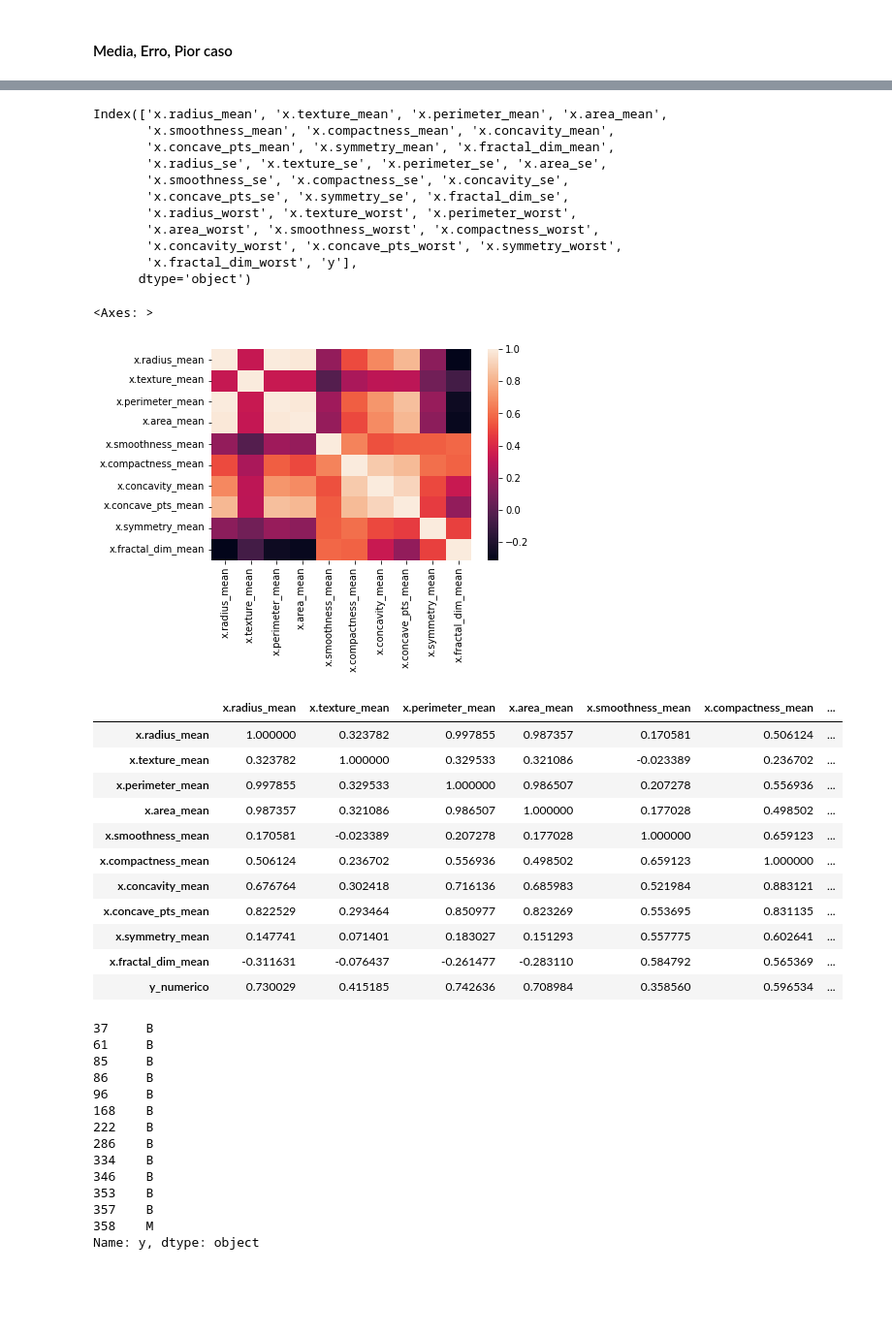
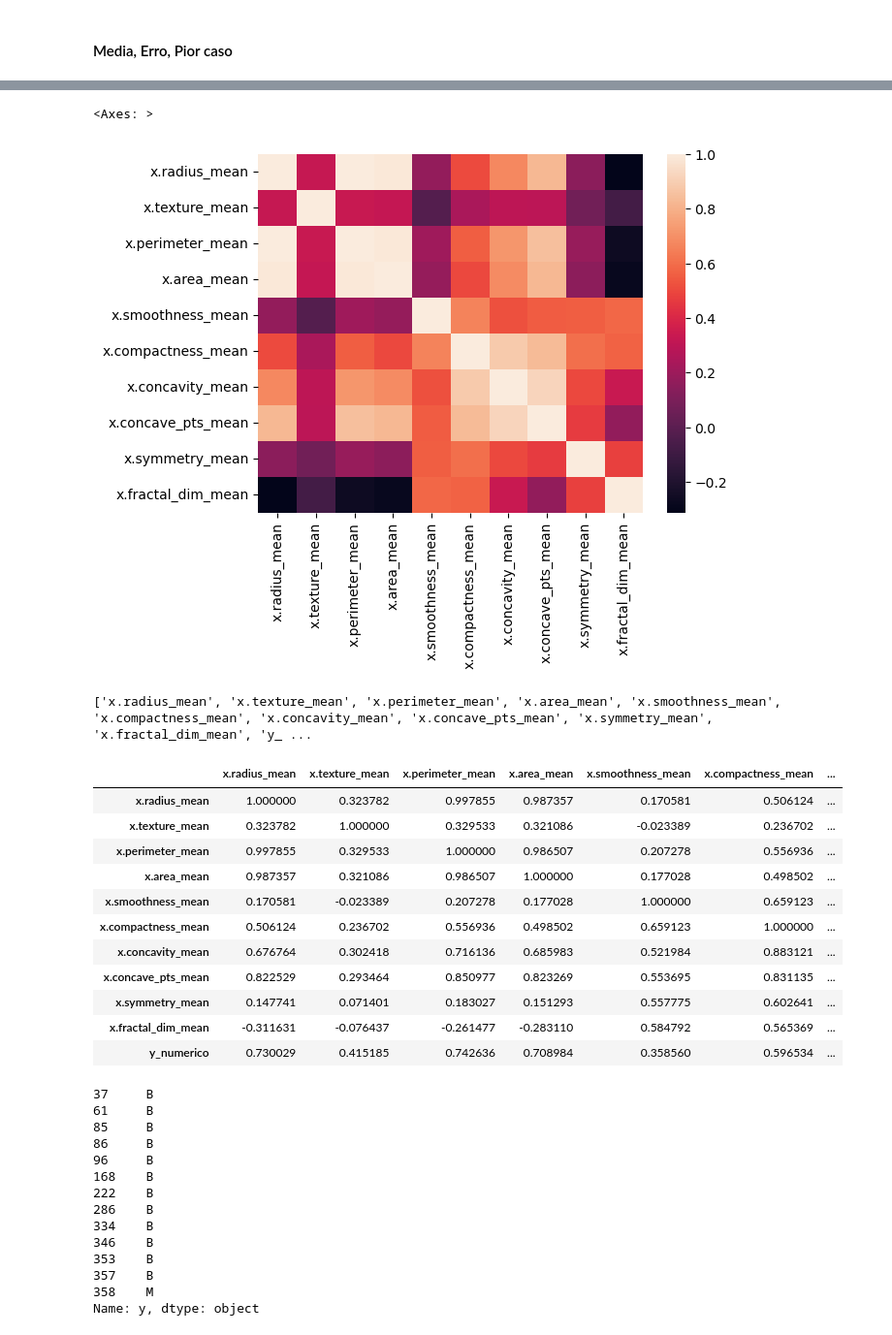
Before and after one commit to carlospcneto/AM-2023-1, a Jupyter notebook: Trabalho1.ipynb, the cells around one changed output, grey strips where cells are left out. Shown at 97% size. Drawn from its saved outputs; the diff is of its cells as text; code cells hidden in the pictures; blank space fills up the shorter version.

```diff
--- a/Trabalho1.ipynb
+++ b/Trabalho1.ipynb
@@ -240,46 +242,32 @@ sns.boxplot(data=df, x="y", y="x.radius_mean")
-# %%
-df.columns
-# %% [output]
-Index(['x.radius_mean', 'x.texture_mean', 'x.perimeter_mean', 'x.area_mean',
-       'x.smoothness_mean', 'x.compactness_mean', 'x.concavity_mean',
-       'x.concave_pts_mean', 'x.symmetry_mean', 'x.fractal_dim_mean',
-       'x.radius_se', 'x.texture_se', 'x.perimeter_se', 'x.area_se',
-       'x.smoothness_se', 'x.compactness_se', 'x.concavity_se',
-       'x.concave_pts_se', 'x.symmetry_se', 'x.fractal_dim_se',
-       'x.radius_worst', 'x.texture_worst', 'x.perimeter_worst',
-       'x.area_worst', 'x.smoothness_worst', 'x.compactness_worst',
-       'x.concavity_worst', 'x.concave_pts_worst', 'x.symmetry_worst',
-       'x.fractal_dim_worst', 'y'],
-      dtype='object')
+# %%
+df_x = df.drop("y",axis=1)
+df_radius = df[attributes_col_mean]
+sns.heatmap(df_radius.corr())
+# %% [output]
+<Axes: >
+[figure, added]
 # %%
-df_x = df.drop("y",axis=1)
-df_radius = df[["x.radius_mean", "x.texture_mean","x.perimeter_mean",
+df["y_numerico"] = 1
+df.loc[df["y"] == "B", "y_numerico"] = 0
+print(attributes_col_mean)
+df[["x.radius_mean", "x.texture_mean","x.perimeter_mean",
                 "x.area_mean", "x.smoothness_mean", "x.compactness_mean",
-                "x.concavity_mean", "x.concave_pts_mean", "x.symmetry_mean", "x.fractal_dim_mean"]]
-sns.heatmap(df_radius.corr())
+                "x.concavity_mean", "x.concave_pts_mean", "x.symmetry_mean",
+                "x.fractal_dim_mean", "y_numerico"]].corr()
 # %% [output]
-<Axes: >
+['x.radius_mean', 'x.texture_mean', 'x.perimeter_mean', 'x.area_mean', 'x.smoothness_mean', 'x.compactness_mean', 'x.concavity_mean', 'x.concave_pts_mean', 'x.symmetry_mean', 'x.fractal_dim_mean', 'y_ ...
-[figure, removed]
+|  | x.radius_mean | x.texture_mean | x.perimeter_mean | x.area_mean | x.smoothness_mean | x.compactness_mean | ... |
+| x.radius_mean | 1.000000 | 0.323782 | 0.997855 | 0.987357 | 0.170581 | 0.506124 | ... |
+| x.texture_mean | 0.323782 | 1.000000 | 0.329533 | 0.321086 | -0.023389 | 0.236702 | ... |
+| x.perimeter_mean | 0.997855 | 0.329533 | 1.000000 | 0.986507 | 0.207278 | 0.556936 | ... |
+| x.area_mean | 0.987357 | 0.321086 | 0.986507 | 1.000000 | 0.177028 | 0.498502 | ... |
+| x.smoothness_mean | 0.170581 | -0.023389 | 0.207278 | 0.177028 | 1.000000 | 0.659123 | ... |
+| x.compactness_mean | 0.506124 | 0.236702 | 0.556936 | 0.498502 | 0.659123 | 1.000000 | ... |
+| x.concavity_mean | 0.676764 | 0.302418 | 0.716136 | 0.685983 | 0.521984 | 0.883121 | ... |
+| x.concave_pts_mean | 0.822529 | 0.293464 | 0.850977 | 0.823269 | 0.553695 | 0.831135 | ... |
+| x.symmetry_mean | 0.147741 | 0.071401 | 0.183027 | 0.151293 | 0.557775 | 0.602641 | ... |
+| x.fractal_dim_mean | -0.311631 | -0.076437 | -0.261477 | -0.283110 | 0.584792 | 0.565369 | ... |
+| y_numerico | 0.730029 | 0.415185 | 0.742636 | 0.708984 | 0.358560 | 0.596534 | ... |
-# %%
-df["y_numerico"] = 1
-df.loc[df["y"] == "B", "y_numerico"] = 0
-df[["x.radius_mean", "x.texture_mean","x.perimeter_mean",
-                "x.area_mean", "x.smoothness_mean", "x.compactness_mean",
-                "x.concavity_mean", "x.concave_pts_mean", "x.symmetry_mean",
-                "x.fractal_dim_mean", "y_numerico"]].corr()
-# %% [output]
-|  | x.radius_mean | x.texture_mean | x.perimeter_mean | x.area_mean | x.smoothness_mean | x.compactness_mean | ... |
-| x.radius_mean | 1.000000 | 0.323782 | 0.997855 | 0.987357 | 0.170581 | 0.506124 | ... |
-| x.texture_mean | 0.323782 | 1.000000 | 0.329533 | 0.321086 | -0.023389 | 0.236702 | ... |
-| x.perimeter_mean | 0.997855 | 0.329533 | 1.000000 | 0.986507 | 0.207278 | 0.556936 | ... |
-| x.area_mean | 0.987357 | 0.321086 | 0.986507 | 1.000000 | 0.177028 | 0.498502 | ... |
-| x.smoothness_mean | 0.170581 | -0.023389 | 0.207278 | 0.177028 | 1.000000 | 0.659123 | ... |
-| x.compactness_mean | 0.506124 | 0.236702 | 0.556936 | 0.498502 | 0.659123 | 1.000000 | ... |
-| x.concavity_mean | 0.676764 | 0.302418 | 0.716136 | 0.685983 | 0.521984 | 0.883121 | ... |
-| x.concave_pts_mean | 0.822529 | 0.293464 | 0.850977 | 0.823269 | 0.553695 | 0.831135 | ... |
-| x.symmetry_mean | 0.147741 | 0.071401 | 0.183027 | 0.151293 | 0.557775 | 0.602641 | ... |
-| x.fractal_dim_mean | -0.311631 | -0.076437 | -0.261477 | -0.283110 | 0.584792 | 0.565369 | ... |
-| y_numerico | 0.730029 | 0.415185 | 0.742636 | 0.708984 | 0.358560 | 0.596534 | ... |
 # %%
 df.iloc[[36, 60, 84, 85, 95, 167, 221, 285, 333, 345, 352, 356, 357]]["y"]
 # %% [output]
```
Also changed, not shown: parts of 22 cells of this notebook.
